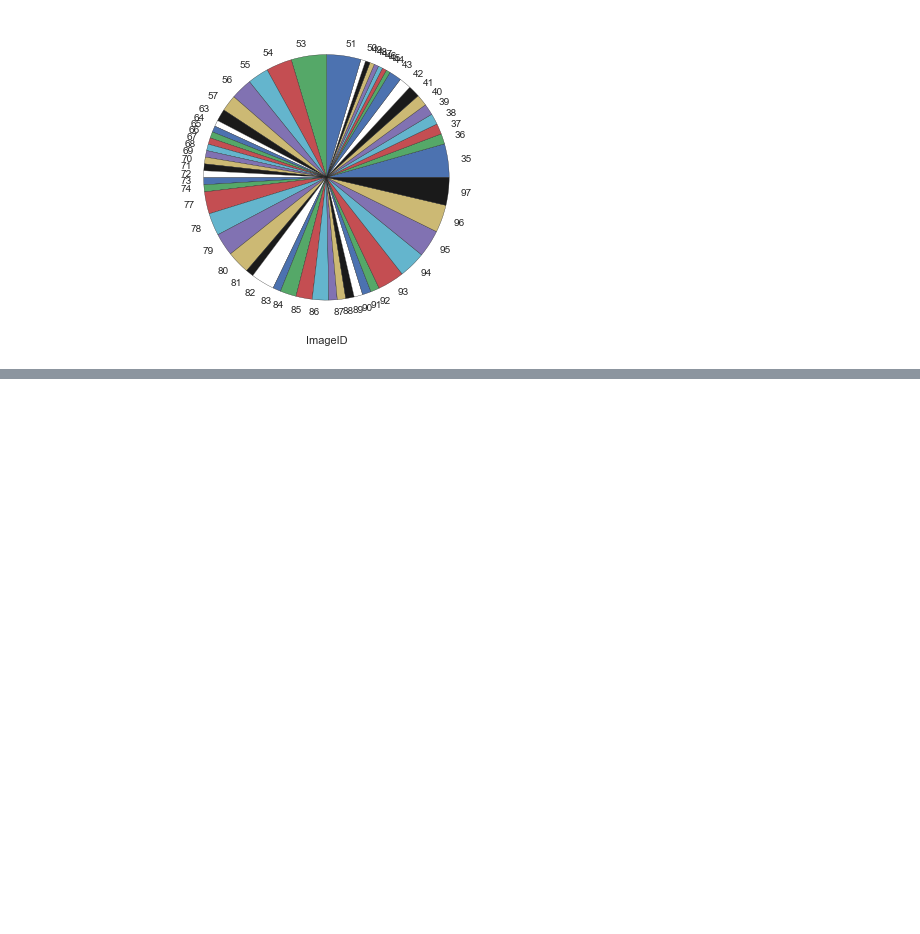
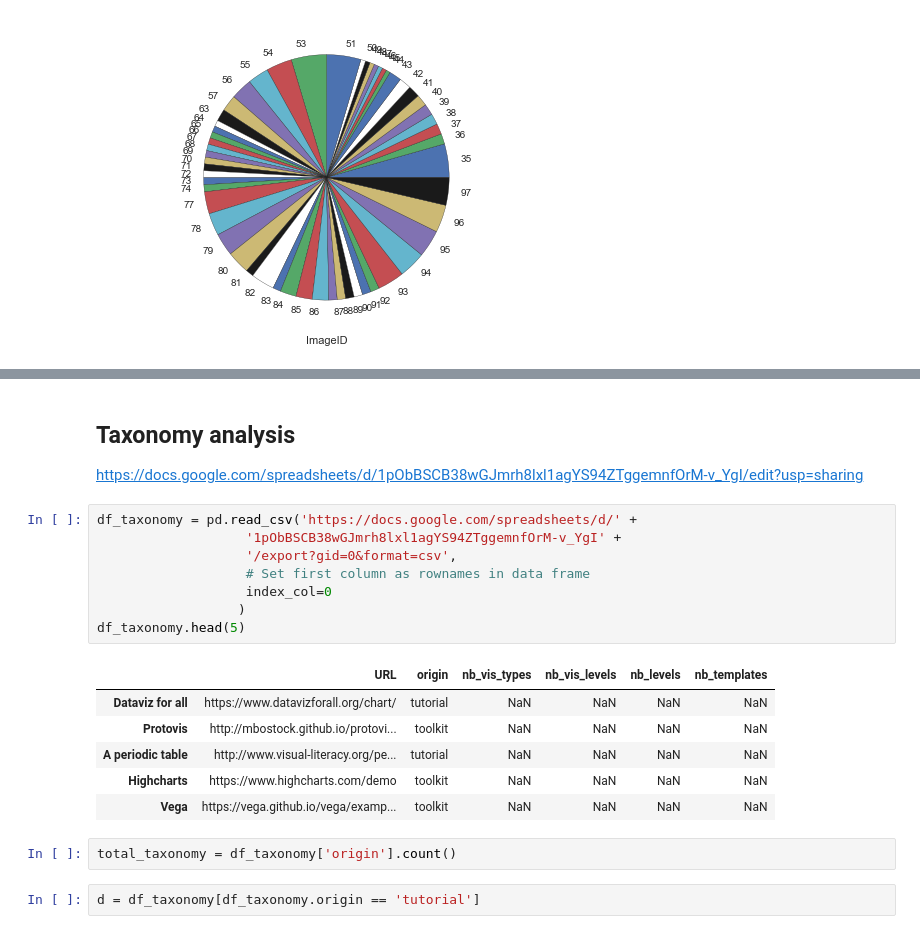
Before and after one commit to sical/NameThatChart, a Jupyter notebook: notebook/first-data-analysis.ipynb, the cells around one changed output, grey strips where cells are left out. Saved outputs shown, nothing was run; the diff lists cells and outputs as text; blank space fills up the shorter version.

```diff
--- a/notebook/first-data-analysis.ipynb
+++ b/notebook/first-data-analysis.ipynb
@@ -49,0 +93,23 @@ c=pd.read_csv(url)
+# %% [markdown]
+## Taxonomy analysis
+
+https://docs.google.com/spreadsheets/d/1pObBSCB38wGJmrh8lxl1agYS94ZTggemnfOrM-v_YgI/edit?usp=sharing
+# %%
+df_taxonomy = pd.read_csv('https://docs.google.com/spreadsheets/d/' +
+                   '1pObBSCB38wGJmrh8lxl1agYS94ZTggemnfOrM-v_YgI' +
+                   '/export?gid=0&format=csv',
+                   # Set first column as rownames in data frame
+                   index_col=0
+                  )
+df_taxonomy.head(5)
+# %% [output]
+|  | URL | origin | nb_vis_types | nb_vis_levels | nb_levels | nb_templates |
+| Dataviz for all | https://www.datavizforall.org/chart/ | tutorial | NaN | NaN | NaN | NaN |
+| Protovis | http://mbostock.github.io/protovi... | toolkit | NaN | NaN | NaN | NaN |
+| A periodic table | http://www.visual-literacy.org/pe... | tutorial | NaN | NaN | NaN | NaN |
+| Highcharts | https://www.highcharts.com/demo | toolkit | NaN | NaN | NaN | NaN |
+| Vega | https://vega.github.io/vega/examp... | toolkit | NaN | NaN | NaN | NaN |
+# %%
+total_taxonomy = df_taxonomy['origin'].count()
+# %%
+d = df_taxonomy[df_taxonomy.origin == 'tutorial']
```
Also changed, not shown: parts of 12 cells of this notebook, 2 other files.
